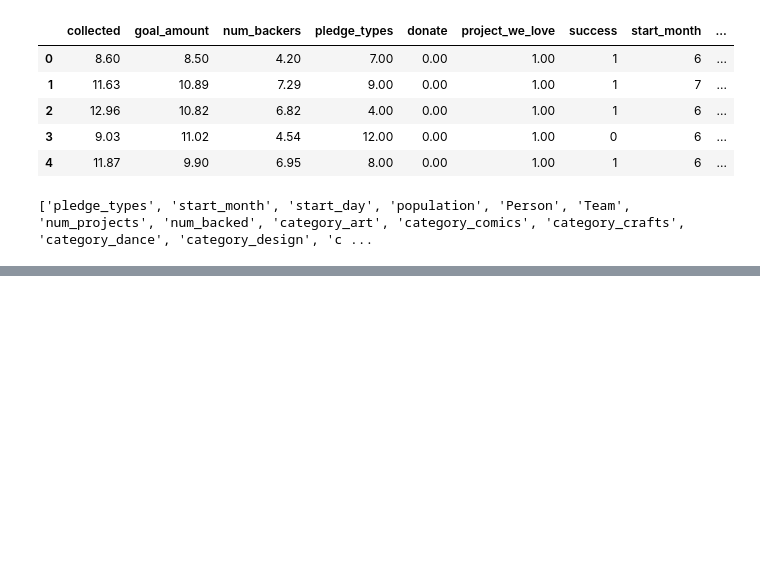
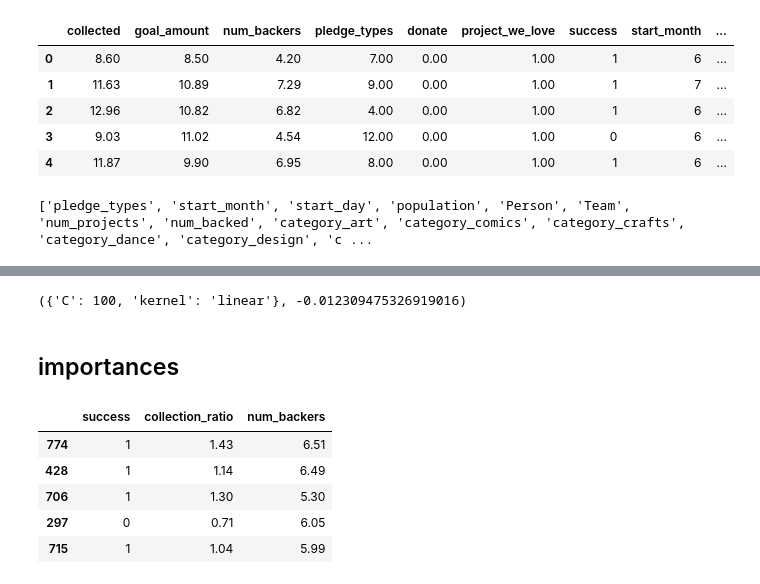
Before and after one commit to Akhil-Theerthala/Crowdfunding-Social-Media-Drivers, a Jupyter notebook: Modelling/02 - engagement_success.ipynb, the cells around one changed output, grey strips where cells are left out. Drawn from its saved outputs; the diff is of its cells as text; code cells hidden in the pictures; blank space fills up the shorter version.

```diff
--- a/Modelling/02 - engagement_success.ipynb
+++ b/Modelling/02 - engagement_success.ipynb
@@ -168,0 +213,22 @@ Selected models [Using LazyPredict]
+# %%
+param_grid = {
+    'C': [0.1, 1, 10, 100],
+    'kernel': ['linear'],
+}
+
+# Create the SVM model
+svm_model = SVR()
+
+# Fit the grid search to the data
+grid_search = GridSearchCV(estimator=svm_model, param_grid=param_grid, scoring='r2', cv=5)
+grid_search.fit(X_train_scaled, y_train.iloc[:,1])
+
+# Get the best parameters and best score
+best_params = grid_search.best_params_
+best_score = grid_search.best_score_
+
+best_params, best_score
+# %% [output]
+({'C': 100, 'kernel': 'linear'}, -0.012309475326919016)
+# %% [markdown]
+## importances
@@ -168,0 +254,9 @@ Selected models [Using LazyPredict]
+# %%
+y_test.head()
+# %% [output]
+|  | success | collection_ratio | num_backers |
+| 774 | 1 | 1.43 | 6.51 |
+| 428 | 1 | 1.14 | 6.49 |
+| 706 | 1 | 1.30 | 5.30 |
+| 297 | 0 | 0.71 | 6.05 |
+| 715 | 1 | 1.04 | 5.99 |
```
Also changed, not shown: parts of 12 cells of this notebook, 15 other files.
